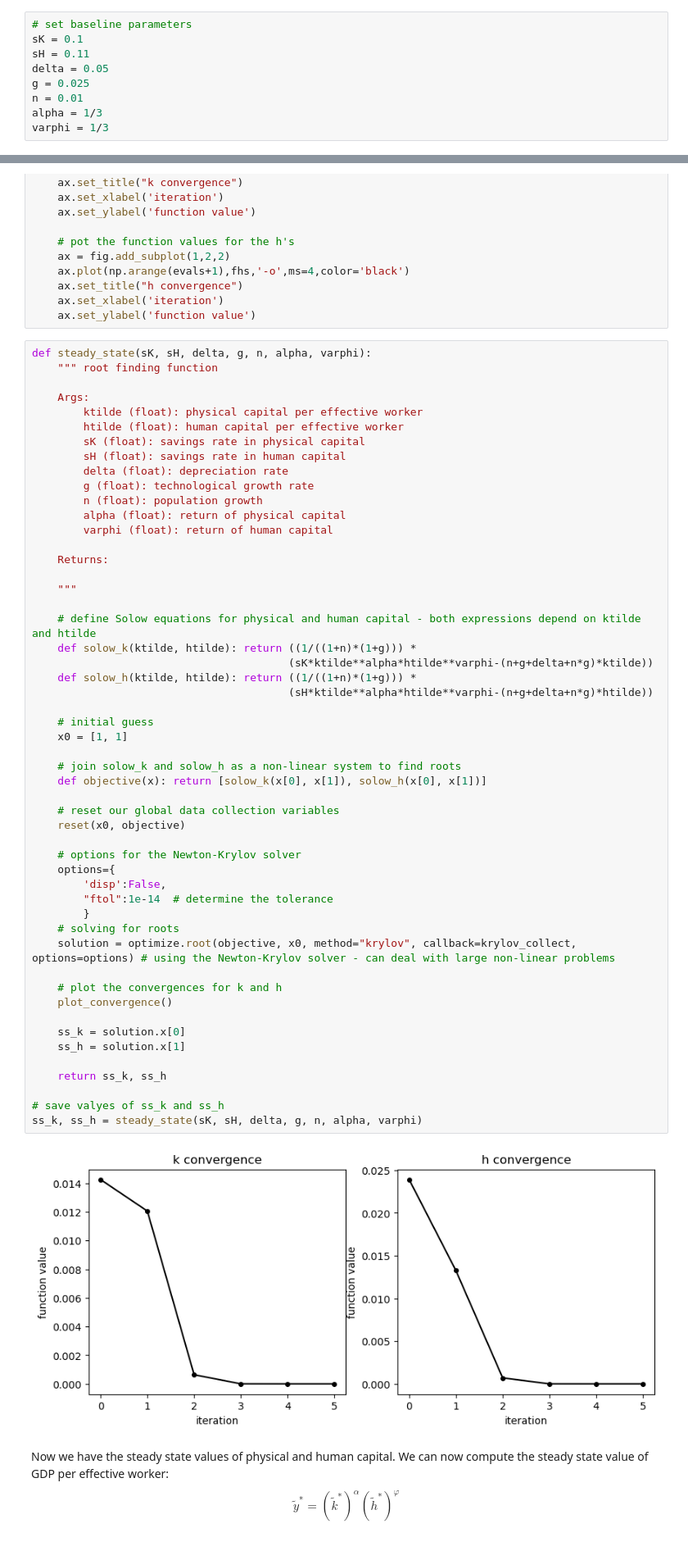
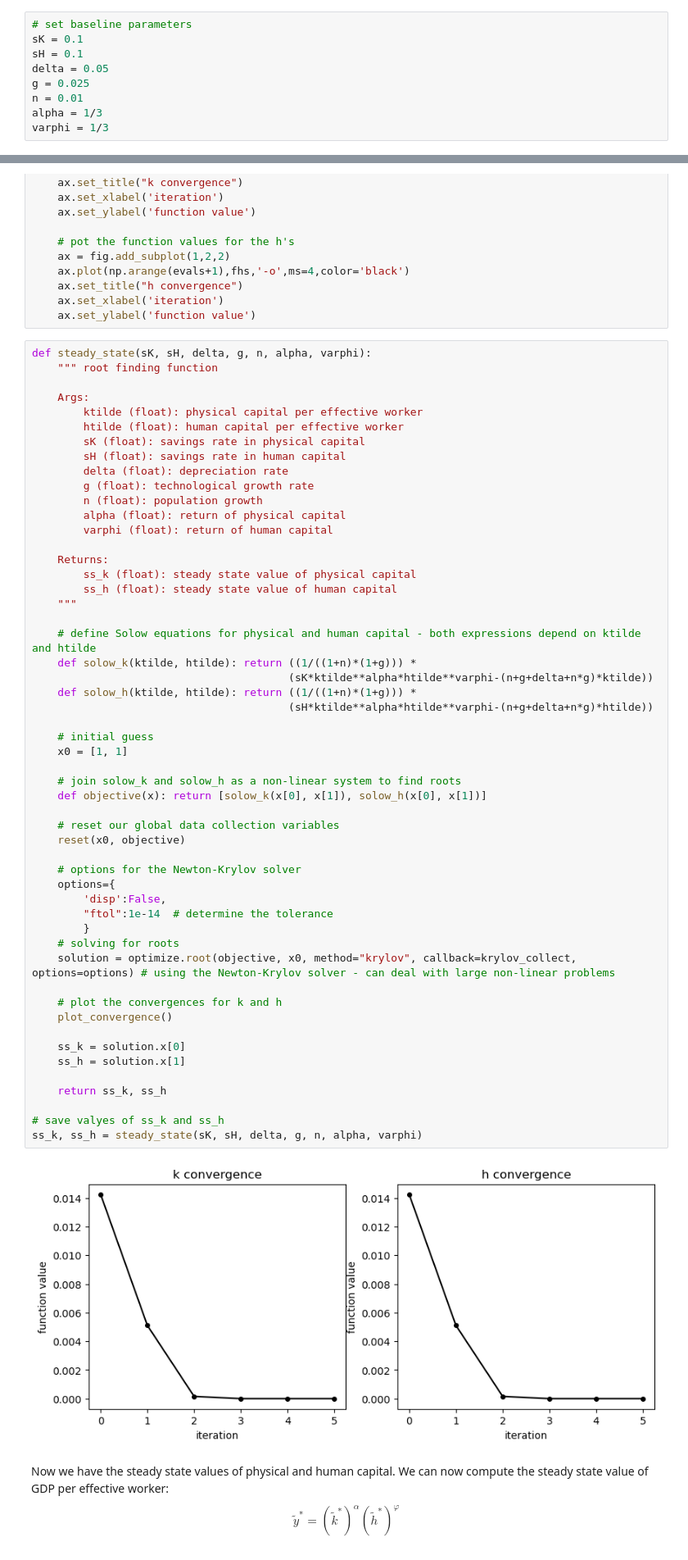
Before and after one commit to NumEconCopenhagen/projects-2023-helene-and-cecilie-class-3, a Jupyter notebook: modelproject/modelproject.ipynb, the cells around one changed output, grey strips where cells are left out. Shown at 82% size. Drawn from its saved outputs; the diff is of its cells as text.

```diff
--- a/modelproject/modelproject.ipynb
+++ b/modelproject/modelproject.ipynb
@@ -134,7 +139,7 @@ We assume a total savings rate of 20%, aligned with theory, and therefore assume
 # %%
 # set baseline parameters
 sK = 0.1
-sH = 0.11
+sH = 0.1
 delta = 0.05
 g = 0.025
 n = 0.01
@@ -206,7 +211,8 @@ def steady_state(sK, sH, delta, g, n, alpha, varphi):
         varphi (float): return of human capital
 
     Returns:
-
+        ss_k (float): steady state value of physical capital
+        ss_h (float): steady state value of human capital
     """
 
     # define Solow equations for physical and human capital - both expressions depend on ktilde and htilde
@@ -216,34 +222,34 @@ def steady_state(sK, sH, delta, g, n, alpha, varphi):
                                         (sH*ktilde**alpha*htilde**varphi-(n+g+delta+n*g)*htilde))
 
     # initial guess
     x0 = [1, 1]
 
     # join solow_k and solow_h as a non-linear system to find roots
     def objective(x): return [solow_k(x[0], x[1]), solow_h(x[0], x[1])]
 
     # reset our global data collection variables
     reset(x0, objective)
 
     # options for the Newton-Krylov solver
     options={
         'disp':False,
         "ftol":1e-14  # determine the tolerance
         }
     # solving for roots
     solution = optimize.root(objective, x0, method="krylov", callback=krylov_collect, options=options) # using the Newton-Krylov solver - can deal with large non-linear problems
 
     # plot the convergences for k and h
     plot_convergence()
 
     ss_k = solution.x[0]
     ss_h = solution.x[1]
 
     return ss_k, ss_h
 
 # save valyes of ss_k and ss_h
 ss_k, ss_h = steady_state(sK, sH, delta, g, n, alpha, varphi)
 # %% [output]
-[figure, old version]
+[figure, new version]
 # %% [markdown]
 Now we have the steady state values of physical and human capital. We can now compute the steady state value of GDP per effective worker:
 $$
```
Also changed, not shown: parts of 7 cells of this notebook.
